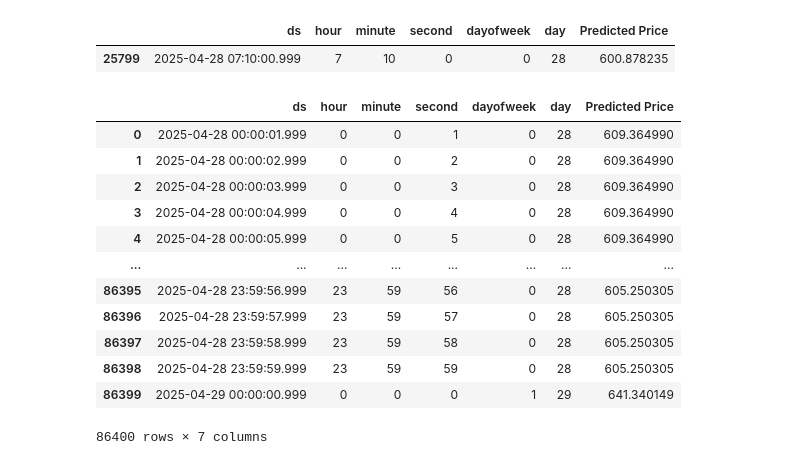
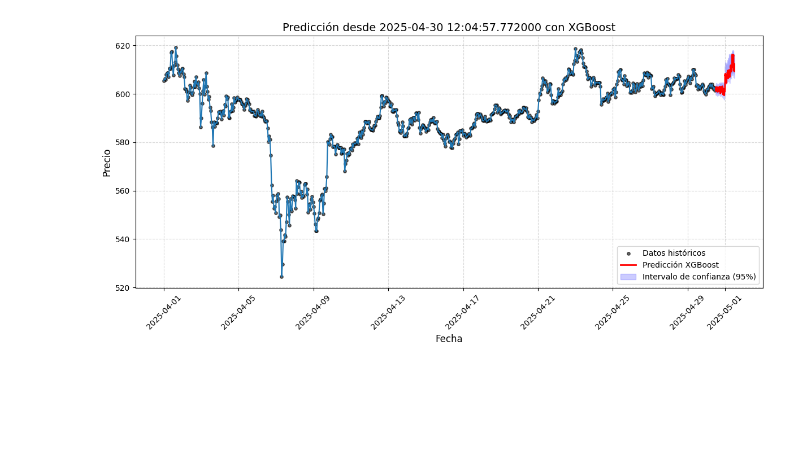
Before and after one commit to Santiagosphysics/FinalHeimdall, a Jupyter notebook: test_1.ipynb, the cells around one changed output. Saved outputs shown, nothing was run; the diff lists cells and outputs as text; code cells hidden in the pictures; blank space fills up the shorter version.

```diff
--- a/test_1.ipynb
+++ b/test_1.ipynb
@@ -25,27 +11,0 @@ ImportError: cannot import name 'models' from 'utils' (/workspaces/FinalHeimdall
-# %%
-from prophet import Prophet
-
-class models:
-    def prophet_model(data, time):
-        if len(data.columns) > 2:
-            raise ValueError('Your dataset has more than two columns {data.columns}')
-        data.columns = ['ds','y']
-
-        model = Prophet(daily_seasonality=True)
-        model.fit(data)
-
-        future = model.make_future_dataframe(periods=24*60, freq = time)
-
-        predict = model.predict(future)
-
-        fig1 = model.plot(predict)
-        plt.title('Prediction for the price for the next 24 hours')
-        plt.ylabel('Price')
-        plt.xlabel('Date')
-        plt.show()
-
-        return predict
-
-
-
-x = models.prophet_model(data=data, time = 'min')
@@ -115,21 +12,7 @@ predicted_prices['Predicted Price'] = future_preds
-# %%
-predicted_prices[predicted_prices['ds']=='2025-04-28 07:10:00.999']
-# %% [output]
-|  | ds | hour | minute | second | dayofweek | day | Predicted Price |
-| 25799 | 2025-04-28 07:10:00.999 | 7 | 10 | 0 | 0 | 28 | 600.878235 |
-# %%
-predicted_prices
-# %% [output]
-|  | ds | hour | minute | second | dayofweek | day | Predicted Price |
-| 0 | 2025-04-28 00:00:01.999 | 0 | 0 | 1 | 0 | 28 | 609.364990 |
-| 1 | 2025-04-28 00:00:02.999 | 0 | 0 | 2 | 0 | 28 | 609.364990 |
-| 2 | 2025-04-28 00:00:03.999 | 0 | 0 | 3 | 0 | 28 | 609.364990 |
-| 3 | 2025-04-28 00:00:04.999 | 0 | 0 | 4 | 0 | 28 | 609.364990 |
-| 4 | 2025-04-28 00:00:05.999 | 0 | 0 | 5 | 0 | 28 | 609.364990 |
-| ... | ... | ... | ... | ... | ... | ... | ... |
-| 86395 | 2025-04-28 23:59:56.999 | 23 | 59 | 56 | 0 | 28 | 605.250305 |
-| 86396 | 2025-04-28 23:59:57.999 | 23 | 59 | 57 | 0 | 28 | 605.250305 |
-| 86397 | 2025-04-28 23:59:58.999 | 23 | 59 | 58 | 0 | 28 | 605.250305 |
-| 86398 | 2025-04-28 23:59:59.999 | 23 | 59 | 59 | 0 | 28 | 605.250305 |
-| 86399 | 2025-04-29 00:00:00.999 | 0 | 0 | 0 | 1 | 29 | 641.340149 |
-86400 rows × 7 columns
+# %%
+from utils import models, get_data_crypto
+
+data = get_data_crypto().download_data_cloud(start_time='2025-04-01', end_time='2025-04-30 13:00:00', crypto="binancecoin", time='minutes')
+x = models.XGBoost_model_bootstrap(data=data, time='m')
+# %% [output]
+[figure, added]
```
Also changed, not shown: parts of 7 cells of this notebook, 2 other files.
